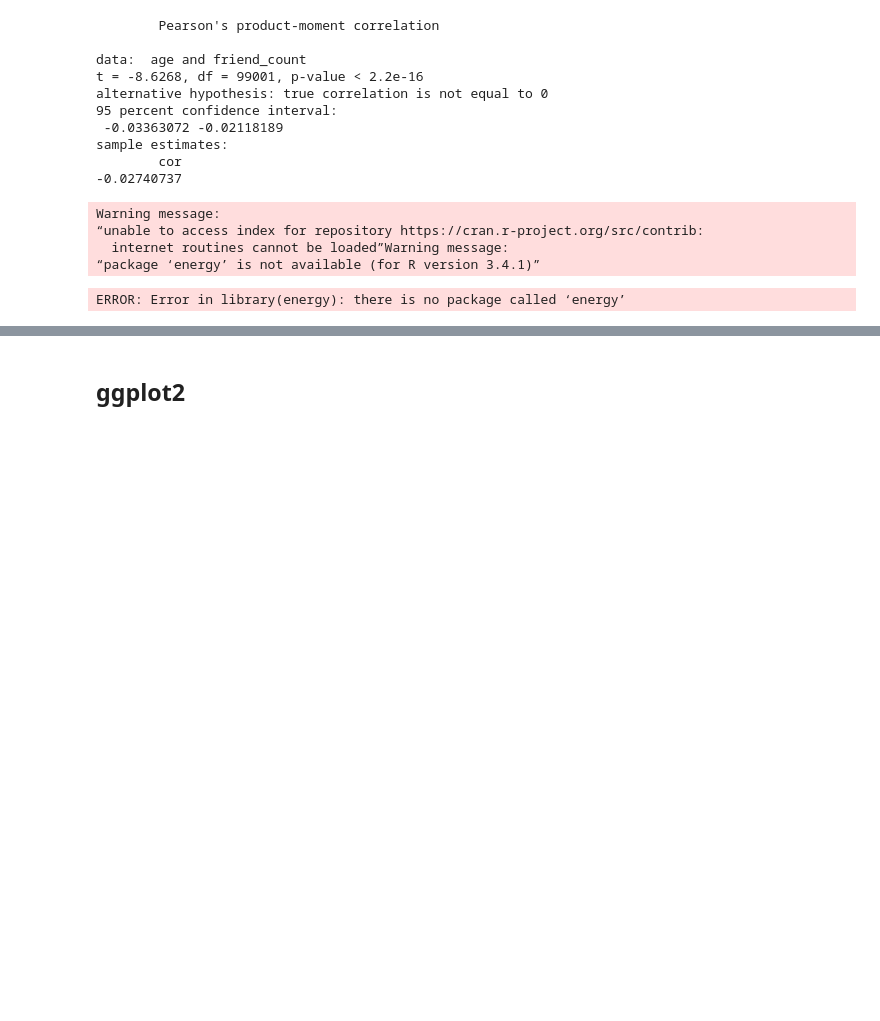
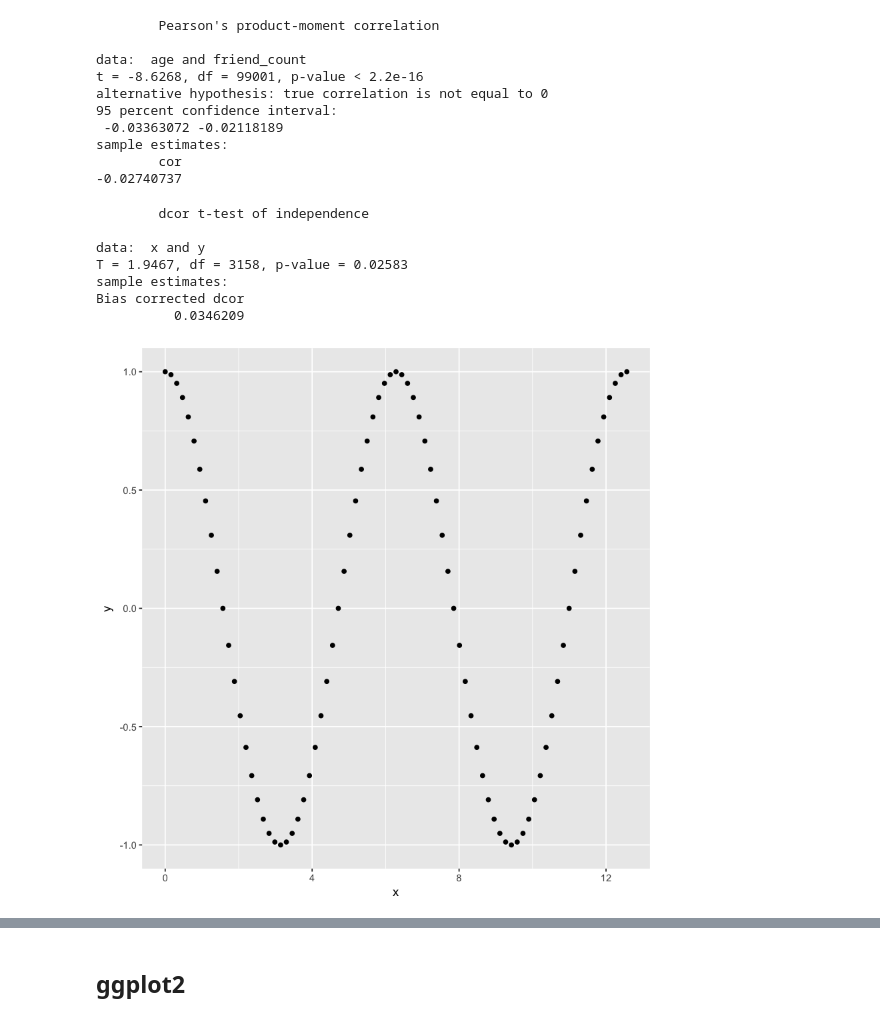
Before and after one commit to mukerong/Toolkit, a Jupyter notebook: R/R-Basics.ipynb, the cells around one changed output, grey strips where cells are left out. Cells and saved outputs as stored; diff of their text form; code cells hidden in the pictures; blank space fills up the shorter version.

```diff
--- a/R/R-Basics.ipynb
+++ b/R/R-Basics.ipynb
@@ -613,15 +625,17 @@ sample estimates:
         cor
 -0.02740737
 # %%
-install.packages('energy')
 library(energy)
 x <- seq(0, 4*pi, pi/20)
 y <- cos(x)
 qplot(x = x, y = y)
 dcor.ttest(x, y)
 # %% [output]
-Warning message:
-“unable to access index for repository https://cran.r-project.org/src/contrib:
-  internet routines cannot be loaded”Warning message:
-“package ‘energy’ is not available (for R version 3.4.1)”
+        dcor t-test of independence
+
+data:  x and y
+T = 1.9467, df = 3158, p-value = 0.02583
+sample estimates:
+Bias corrected dcor
+          0.0346209
-ERROR: Error in library(energy): there is no package called ‘energy’
+[figure, added]
```
Also changed, not shown: parts of 3 cells of this notebook.
